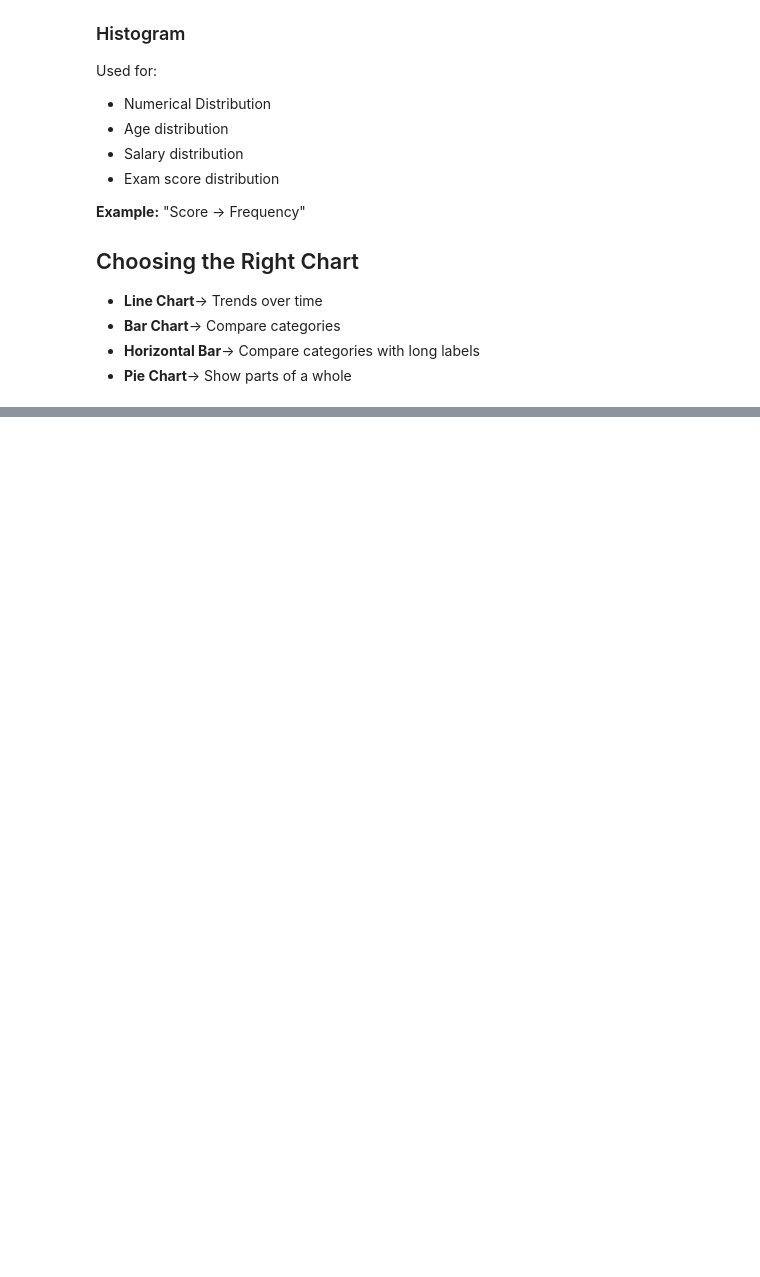
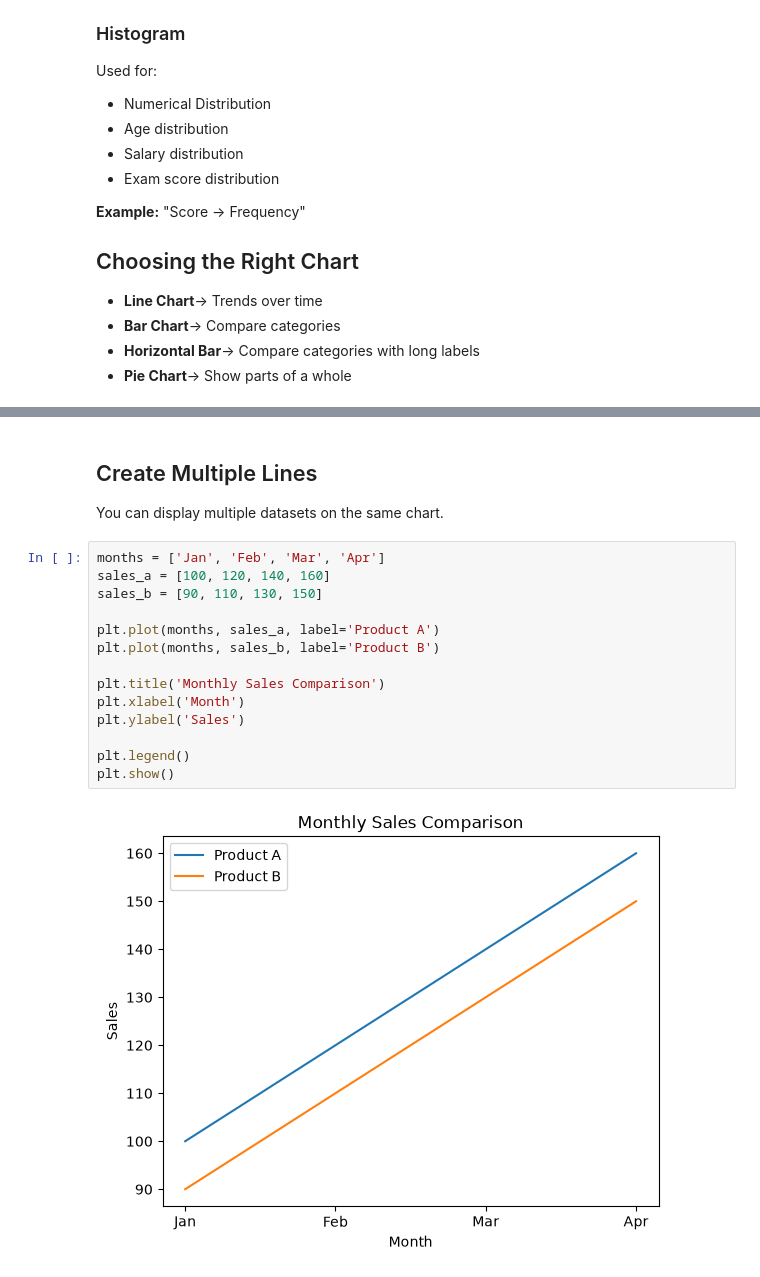
Before and after one commit to geff-ghost/notebooks, a Jupyter notebook: whatsapp_py/WhatsAppJourney.ipynb, the cells around one changed output, grey strips where cells are left out. Cells and saved outputs as stored; diff of their text form; blank space fills up the shorter version.

```diff
--- a/whatsapp_py/WhatsAppJourney.ipynb
+++ b/whatsapp_py/WhatsAppJourney.ipynb
@@ -1602,0 +1631,19 @@ Used for:
+# %% [markdown]
+## Create Multiple Lines
+You can display multiple datasets on the same chart.
+# %%
+months = ['Jan', 'Feb', 'Mar', 'Apr']
+sales_a = [100, 120, 140, 160]
+sales_b = [90, 110, 130, 150]
+
+plt.plot(months, sales_a, label='Product A')
+plt.plot(months, sales_b, label='Product B')
+
+plt.title('Monthly Sales Comparison')
+plt.xlabel('Month')
+plt.ylabel('Sales')
+
+plt.legend()
+plt.show()
+# %% [output]
+[figure, added]
```
Also changed, not shown: parts of 10 cells of this notebook.
